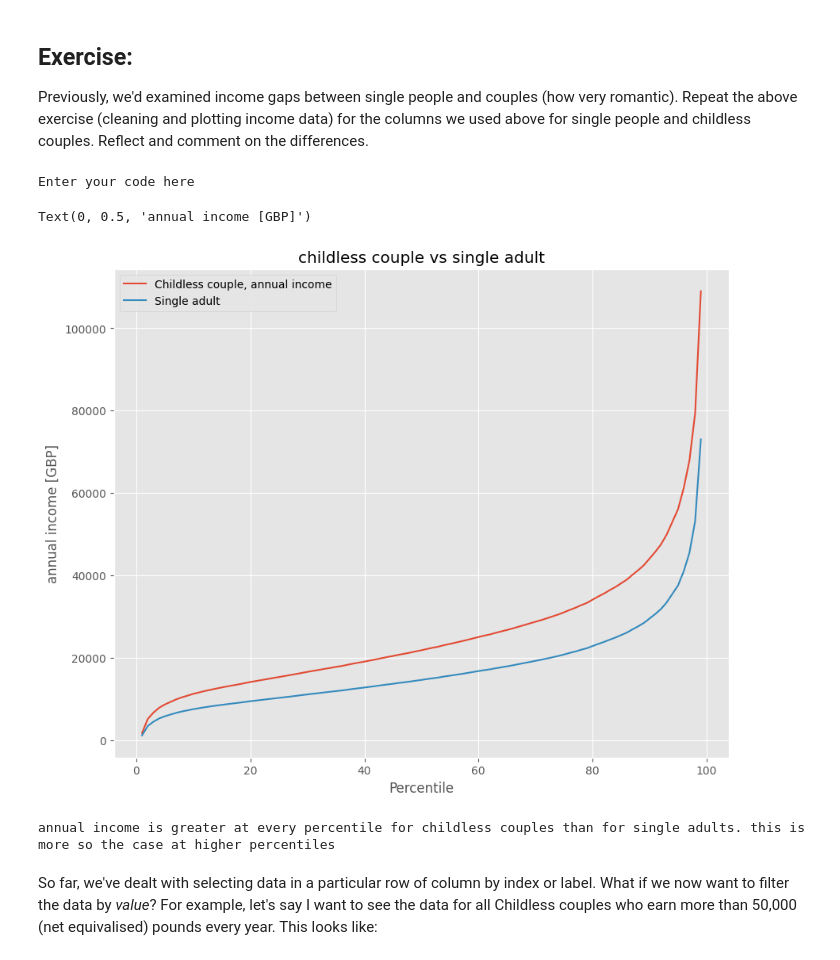
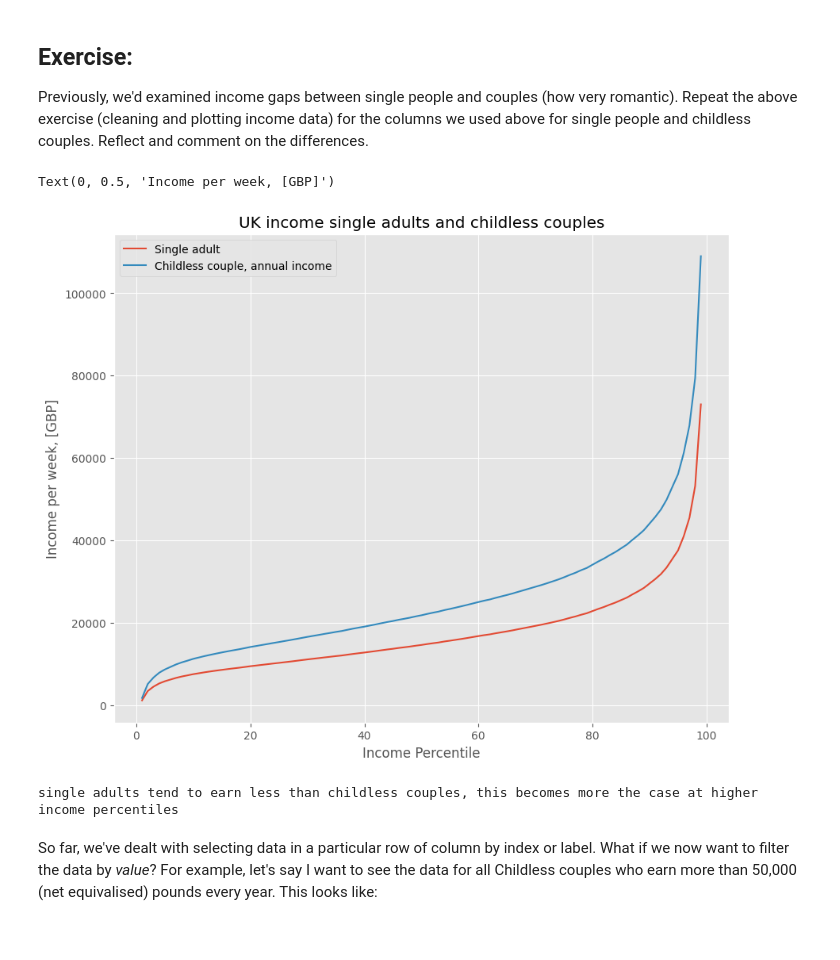
Before and after one commit to jacquelinechesher/QM2-real, a Jupyter notebook: notebooks/W02. Pandas.ipynb, the cells around one changed output. Drawn from its saved outputs; the diff is of its cells as text; code cells hidden in the pictures.

```diff
--- a/notebooks/W02. Pandas.ipynb
+++ b/notebooks/W02. Pandas.ipynb
@@ -356,27 +331,22 @@ Text(0, 0.5, 'Annual income')
 
 Previously, we'd examined income gaps between single people and couples (how very romantic). Repeat the above exercise (cleaning and plotting income data) for the columns we used above for single people and childless couples. Reflect and comment on the differences.
 # %%
-print("Enter your code here")
-
-clean_c = income[['Childless couple, annual income', 'Single adult']]
-clean_c.head()
-
-clean_c=clean_c.replace(',', '', regex=True)
-clean_c = clean_c.replace('-', 'NaN', regex=True).astype('float')
-clean_c.head()
-
-clean_c.plot()
-plt.title('childless couple vs single adult')
-plt.xlabel('Percentile')
-plt.ylabel('annual income [GBP]')
+clean1 = income[['Single adult','Childless couple, annual income']]
+clean1.head()
+clean1 = clean1.replace(',', '', regex=True)
+clean1 = clean1.replace('-', 'NaN', regex=True).astype('float')
+clean1.head()
+clean1.plot()
+plt.title('UK income single adults and childless couples')
+plt.xlabel('Income Percentile')
+plt.ylabel('Income per week, [GBP]')
 # %% [output]
-Enter your code here
+Text(0, 0.5, 'Income per week, [GBP]')
-Text(0, 0.5, 'annual income [GBP]')
-[figure, old version]
+[figure, new version]
 # %%
-print("annual income is greater at every percentile for childless couples than for single adults. this is more so the case at higher percentiles")
+print("single adults tend to earn less than childless couples, this becomes more the case at higher income percentiles")
 # %% [output]
-annual income is greater at every percentile for childless couples than for single adults. this is more so the case at higher percentiles
+single adults tend to earn less than childless couples, this becomes more the case at higher income percentiles
 # %% [markdown]
 So far, we've dealt with selecting data in a particular row of column by index or label. What if we now want to filter the data by *value*? For example, let's say I want to see the data for all Childless couples who earn more than 50,000 (net equivalised) pounds every year. This looks like:
 # %%
```
Also changed, not shown: parts of 13 cells of this notebook.
